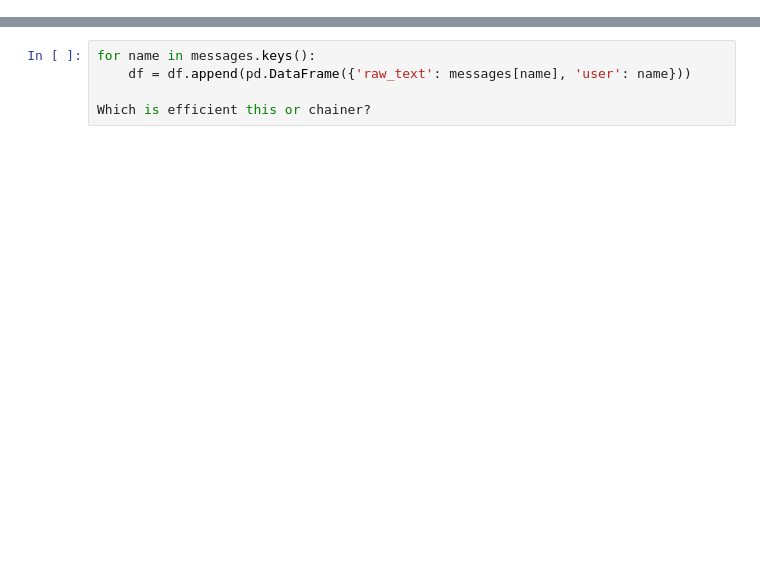
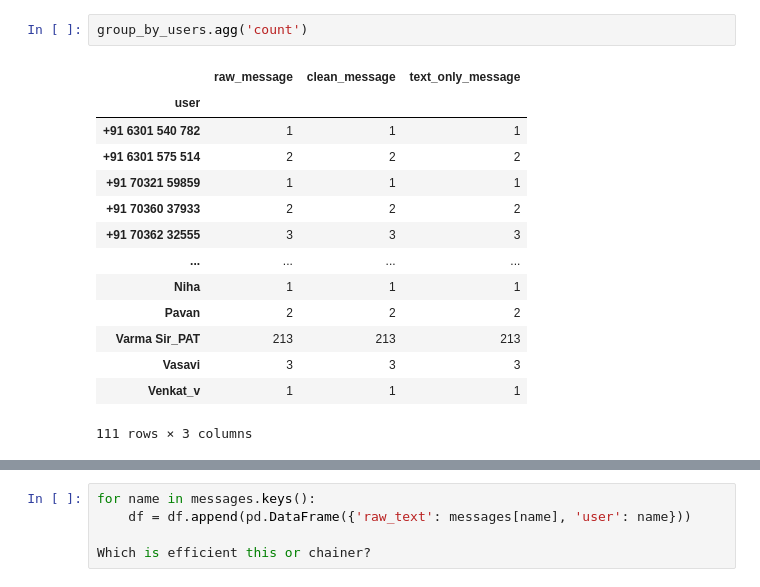
Before and after one commit to SriSatyaLokesh/some-app-for-whatsapp, a Jupyter notebook: notebooks/analytics/Cleaning_Whatsapp_chat_file.ipynb, the cells around one changed output, grey strips where cells are left out. Drawn from its saved outputs; the diff is of its cells as text; blank space fills up the shorter version.

```diff
--- a/notebooks/analytics/Cleaning_Whatsapp_chat_file.ipynb
+++ b/notebooks/analytics/Cleaning_Whatsapp_chat_file.ipynb
@@ -156,0 +225,17 @@ Name: raw_message, dtype: int64
+# %%
+group_by_users.agg('count')
+# %% [output]
+|  | raw_message | clean_message | text_only_message |
+| user |  |  |  |
+| +91 6301 540 782 | 1 | 1 | 1 |
+| +91 6301 575 514 | 2 | 2 | 2 |
+| +91 70321 59859 | 1 | 1 | 1 |
+| +91 70360 37933 | 2 | 2 | 2 |
+| +91 70362 32555 | 3 | 3 | 3 |
+| ... | ... | ... | ... |
+| Niha | 1 | 1 | 1 |
+| Pavan | 2 | 2 | 2 |
+| Varma Sir_PAT | 213 | 213 | 213 |
+| Vasavi | 3 | 3 | 3 |
+| Venkat_v | 1 | 1 | 1 |
+111 rows × 3 columns
```
Also changed, not shown: parts of 21 cells of this notebook.
